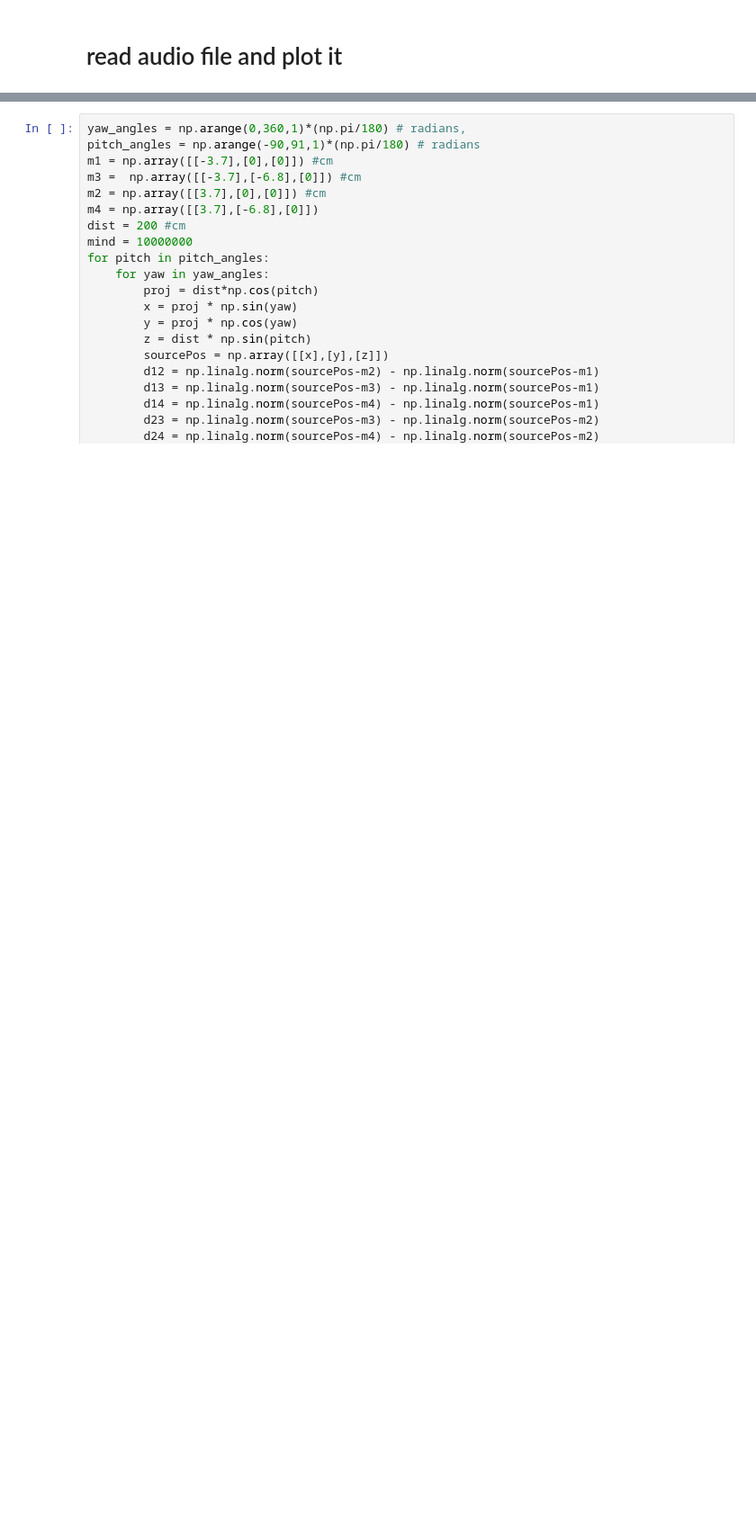
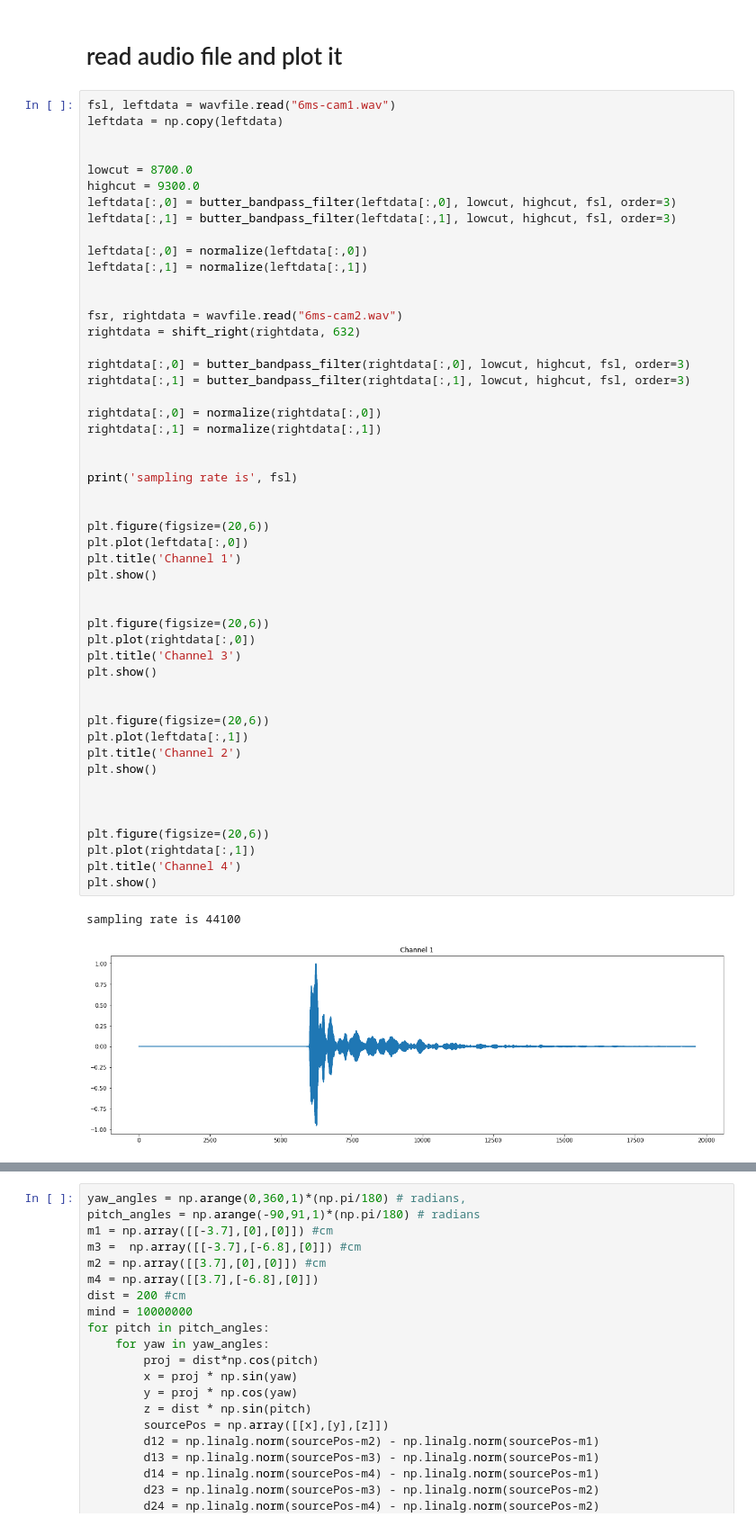
Before and after one commit to abhikandoi2000/time-difference-of-arrival, a Jupyter notebook: two webcams - doa estimation.ipynb, the cells around one changed output, grey strips where cells are left out. Shown: that part at 90% size. Cells and saved outputs as stored; diff of their text form; blank space fills up the shorter version.

```diff
--- a/two webcams - doa estimation.ipynb
+++ b/two webcams - doa estimation.ipynb
@@ -8,2 +34,55 @@ from scipy import signal, fftpack
 # %% [markdown]
 # read audio file and plot it
+# %%
+fsl, leftdata = wavfile.read("6ms-cam1.wav")
+leftdata = np.copy(leftdata)
+
+
+lowcut = 8700.0
+highcut = 9300.0
+leftdata[:,0] = butter_bandpass_filter(leftdata[:,0], lowcut, highcut, fsl, order=3)
+leftdata[:,1] = butter_bandpass_filter(leftdata[:,1], lowcut, highcut, fsl, order=3)
+
+leftdata[:,0] = normalize(leftdata[:,0])
+leftdata[:,1] = normalize(leftdata[:,1])
+
+
+fsr, rightdata = wavfile.read("6ms-cam2.wav")
+rightdata = shift_right(rightdata, 632)
+
+rightdata[:,0] = butter_bandpass_filter(rightdata[:,0], lowcut, highcut, fsl, order=3)
+rightdata[:,1] = butter_bandpass_filter(rightdata[:,1], lowcut, highcut, fsl, order=3)
+
+rightdata[:,0] = normalize(rightdata[:,0])
+rightdata[:,1] = normalize(rightdata[:,1])
+
+
+print('sampling rate is', fsl)
+
+
+plt.figure(figsize=(20,6))
+plt.plot(leftdata[:,0])
+plt.title('Channel 1')
+plt.show()
+
+
+plt.figure(figsize=(20,6))
+plt.plot(rightdata[:,0])
+plt.title('Channel 3')
+plt.show()
+
+
+plt.figure(figsize=(20,6))
+plt.plot(leftdata[:,1])
+plt.title('Channel 2')
+plt.show()
+
+
+
+plt.figure(figsize=(20,6))
+plt.plot(rightdata[:,1])
+plt.title('Channel 4')
+plt.show()
+# %% [output]
+sampling rate is 44100
+[figure, added]
```
Also changed, not shown: parts of 10 cells of this notebook, 3 other files.
